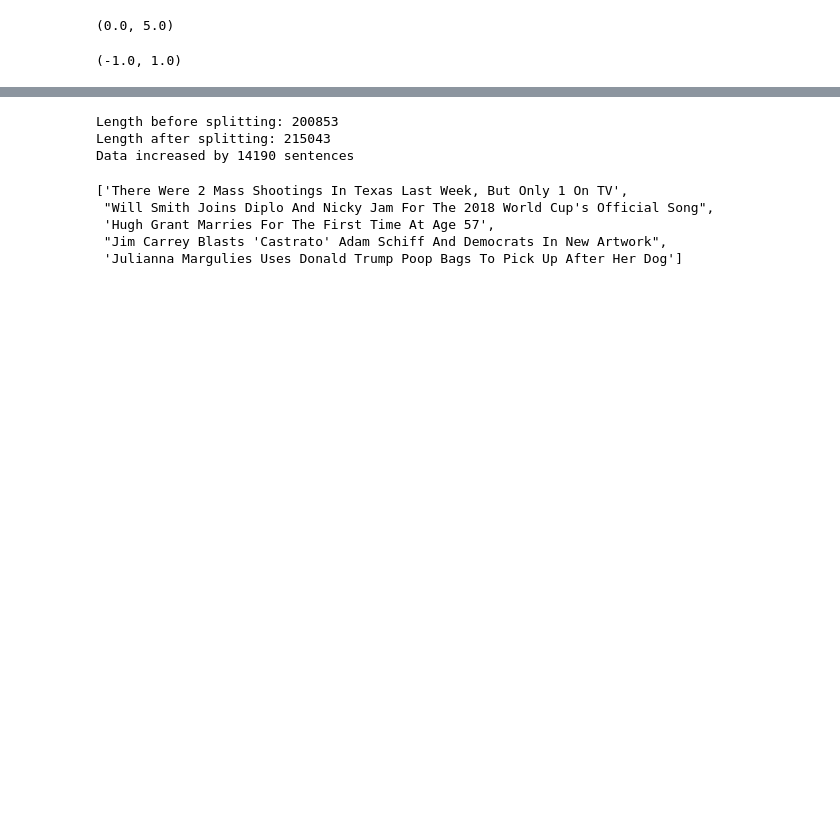
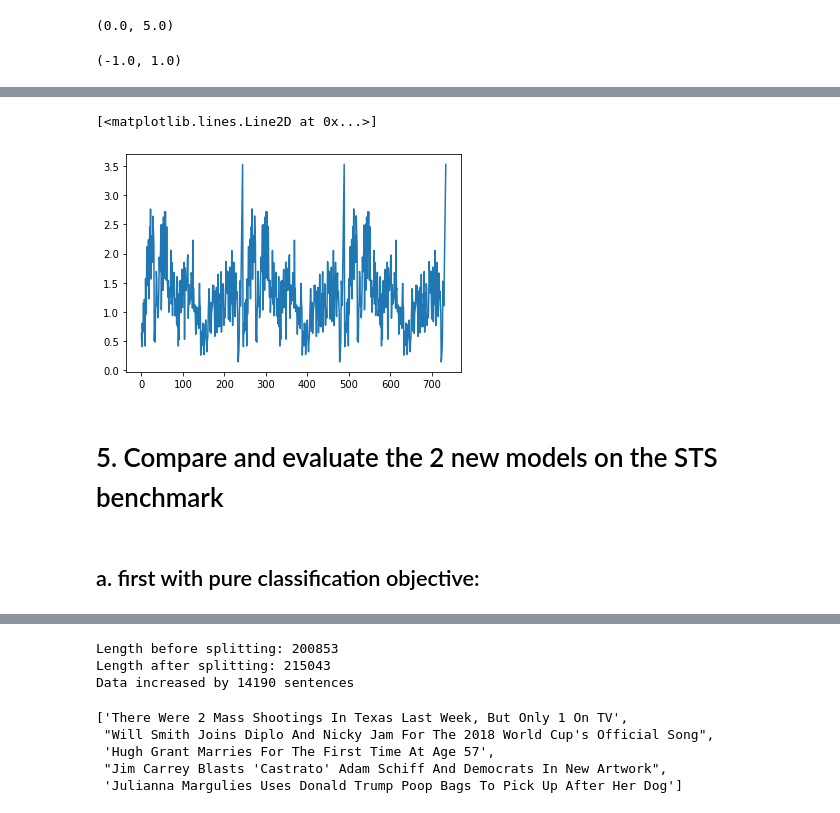
Before and after one commit to alishibli97/Scalable-Machine-Learning-and-Deep-Learning, a Jupyter notebook: lab2/lab2.ipynb, the cells around one changed output, grey strips where cells are left out. Drawn from its saved outputs; the diff is of its cells as text; code cells hidden in the pictures; blank space fills up the shorter version.

```diff
--- a/lab2/lab2.ipynb
+++ b/lab2/lab2.ipynb
@@ -377,6 +413,18 @@ maxx = max(ls)
 (minn,maxx)
 # %% [output]
 (-1.0, 1.0)
+# %%
+df_train.sentence1 = df_train.sentence1.astype(str)
+df_train.sentence2 = df_train.sentence2.astype(str)
+
+df_test.sentence1 = df_test.sentence1.astype(str)
+df_test.sentence2 = df_test.sentence2.astype(str)
+# %%
+df_train = df_train[~df_train.sentence1.str.contains("\n")]
+df_train = df_train[~df_train.sentence2.str.contains("\n")]
+
+df_test = df_test[~df_test.sentence1.str.contains("\n")]
+df_test = df_test[~df_test.sentence2.str.contains("\n")]
 # %%
 from torch.utils.data import Dataset,DataLoader
 
@@ -404,14 +452,15 @@ criterion = nn.MSELoss()
 optimizer = optim.SGD(sbert.parameters(), lr=0.001, momentum=0.9)
 # %%
 training_data_regression = STS_Dataset(df_train)
-train_dataloader_regression = DataLoader(training_data_regression, batch_size=64, shuffle=False)
+train_dataloader_regression = DataLoader(training_data_regression, batch_size=16, shuffle=False)
 # %%
-n_epochs = 1
+import time
 
 losses = []
 for epoch in range(n_epochs):
 
     for i,((sent1,sent2),label) in enumerate(train_dataloader_regression):
+        start = time.time()
 
         output = sbert(sent1,sent2,objective="regression")
         optimizer.zero_grad()
@@ -421,11 +470,13 @@ for epoch in range(n_epochs):
 
         losses.append(loss)
 
-        print(f"epoch={epoch+1} iteration={i+1}/{len(train_dataloader_regression)} loss={loss.detach().numpy()}")
+        print(f"epoch={epoch+1}/{n_epochs} iteration={i+1}/{len(train_dataloader_regression)} loss={loss.detach().numpy()} took {time.time()-start} secs")
 
         loss.backward()
         optimizer.step()
 
-        # break
+    PATH = f"models/classification_regression_epoch_{epoch+1}.pt"
+    torch.save(sbert.state_dict(), PATH)
+
 print('Finished Training')
 # %% [output]
@@ -448,0 +500,11 @@ epoch=1 iteration=22/62 loss=0.33722788095474243
+# %%
+import matplotlib.pyplot as plt
+train_losses = [l.detach().numpy() for l in losses]
+plt.plot(train_losses)
+# %% [output]
+[<matplotlib.lines.Line2D at 0x...>]
+[figure, added]
+# %% [markdown]
+# 5. Compare and evaluate the 2 new models on the STS benchmark
+# %% [markdown]
+## a. first with pure classification objective:
```
Also changed, not shown: parts of 49 cells of this notebook.
